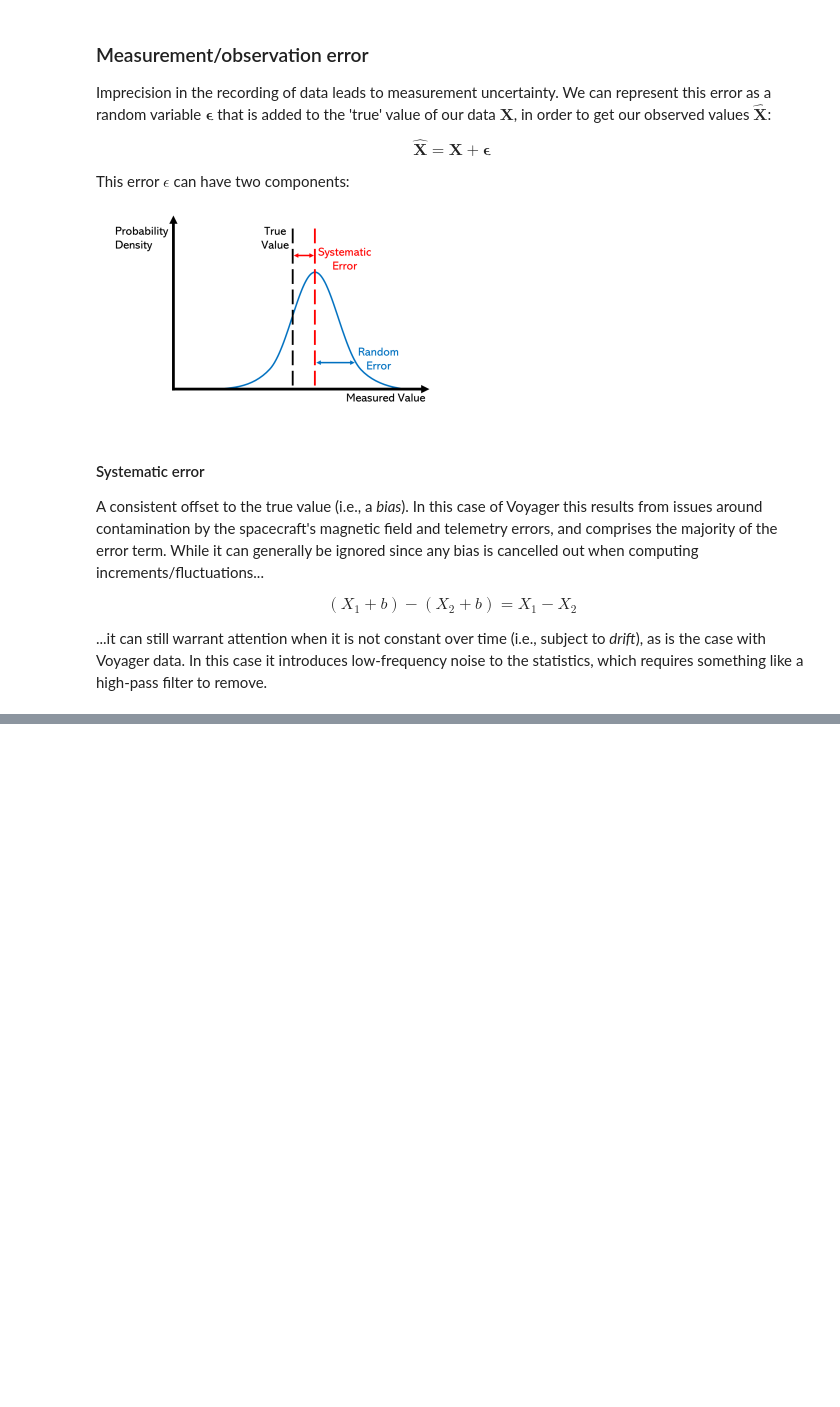
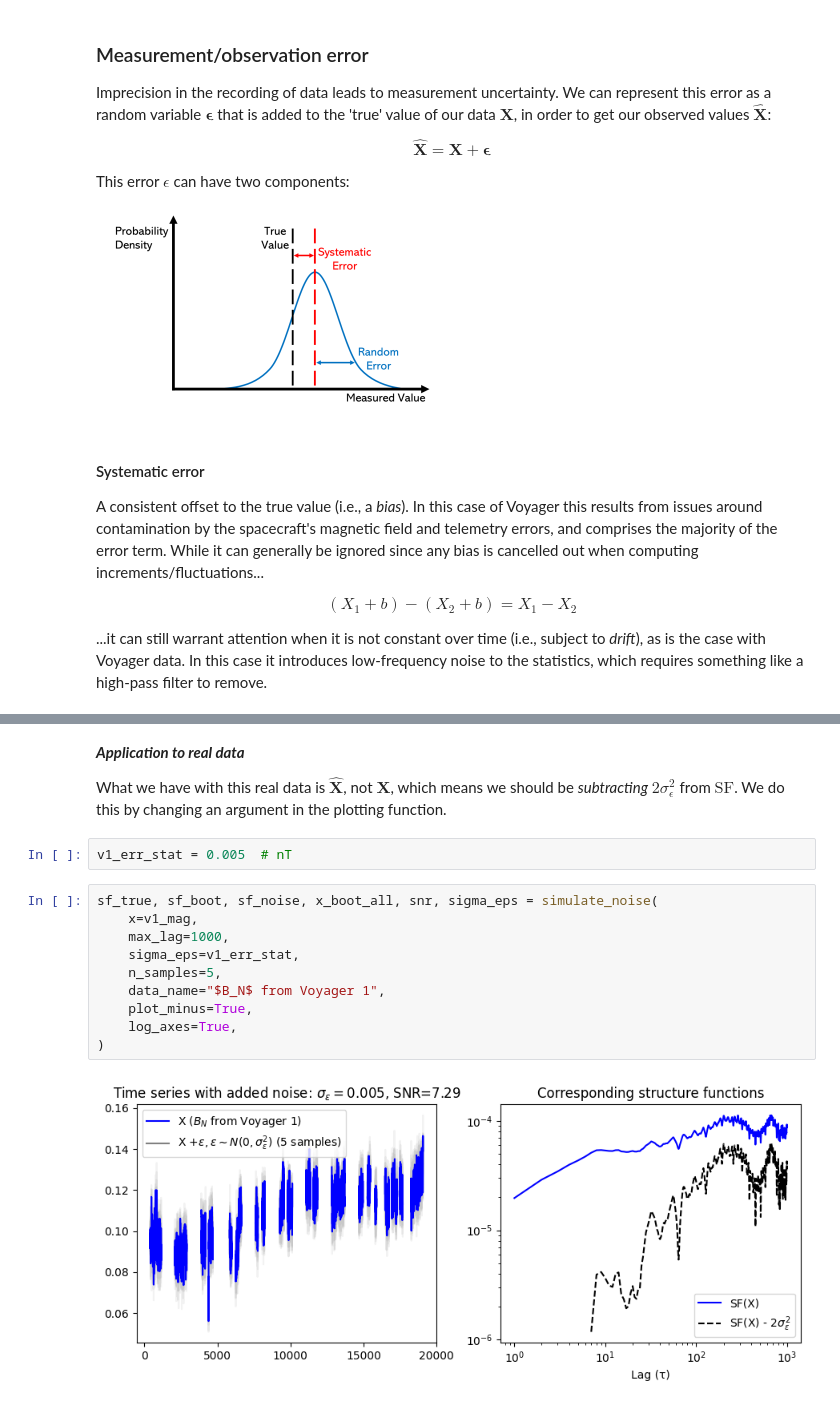
Before and after one commit to daniel-wrench/sf_gap_analysis, a Jupyter notebook: notebooks/uncertainty_demo_new.ipynb, the cells around one changed output, grey strips where cells are left out. Drawn from its saved outputs; the diff is of its cells as text; blank space fills up the shorter version.

```diff
--- a/notebooks/uncertainty_demo_new.ipynb
+++ b/notebooks/uncertainty_demo_new.ipynb
@@ -41,0 +322,18 @@ Otherwise referred to as **noise**.
+# %% [markdown]
+***Application to real data***
+
+What we have with this real data is $\hat{\textbf{X}}$, not $\textbf{X}$, which means we should be *subtracting* $2\sigma_{\epsilon}^2$ from $\text{SF}$. We do this by changing an argument in the plotting function.
+# %%
+v1_err_stat = 0.005  # nT
+# %%
+sf_true, sf_boot, sf_noise, x_boot_all, snr, sigma_eps = simulate_noise(
+    x=v1_mag,
+    max_lag=1000,
+    sigma_eps=v1_err_stat,
+    n_samples=5,
+    data_name="$B_N$ from Voyager 1",
+    plot_minus=True,
+    log_axes=True,
+)
+# %% [output]
+[figure, added]
```
Also changed, not shown: parts of 34 cells of this notebook.
